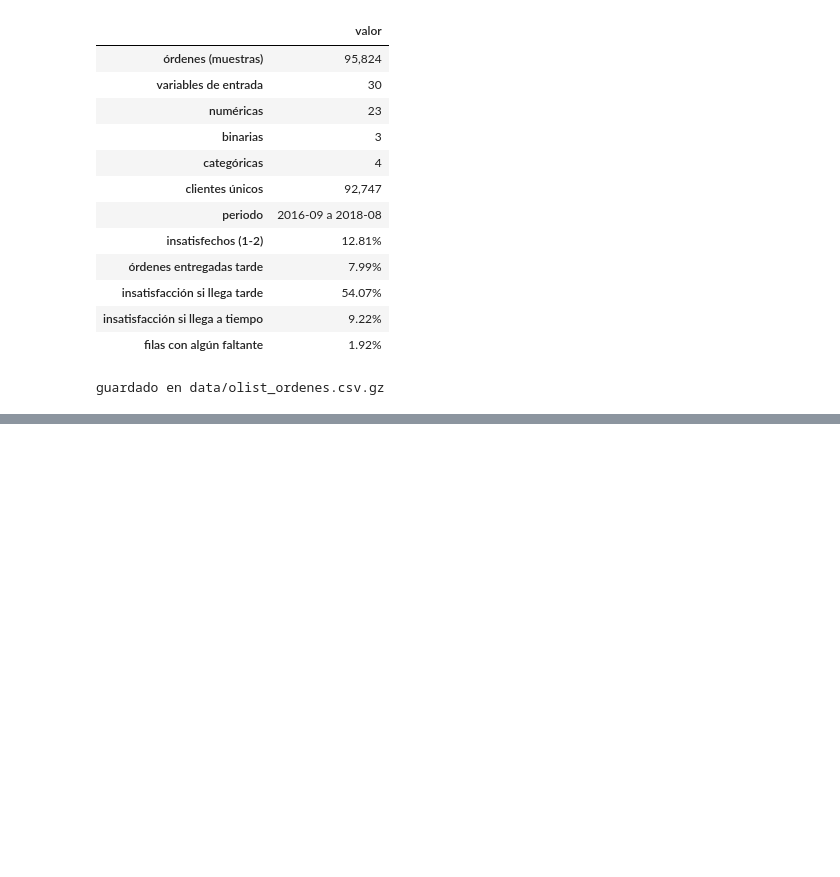
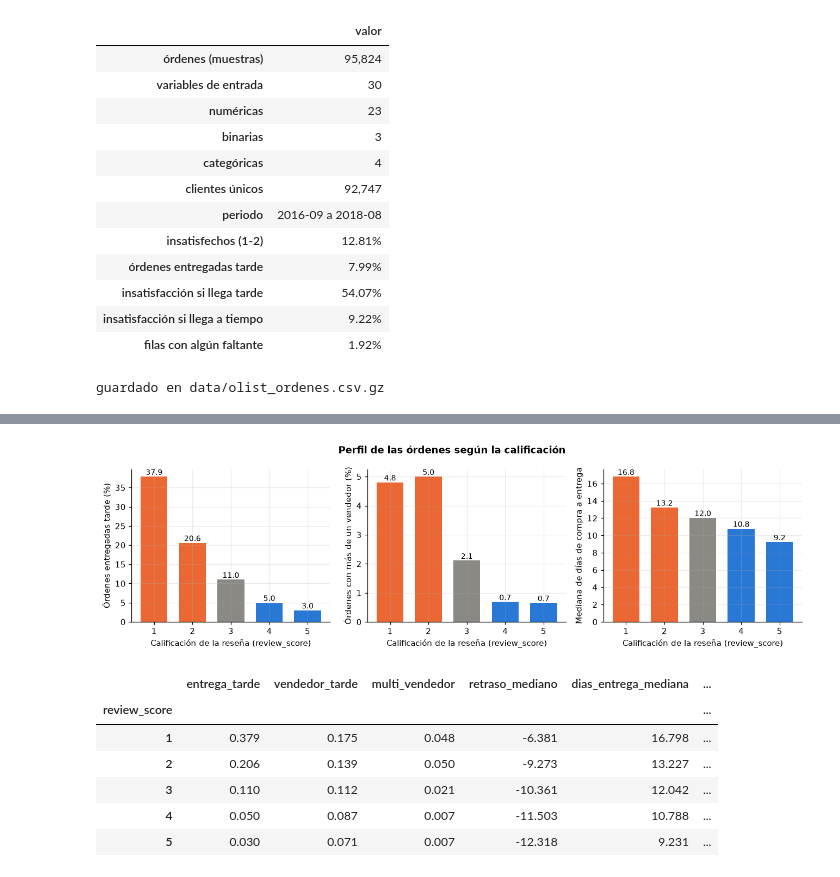
Before and after one commit to julianGuerra92/modelos-simulacion-2-olist-ml, a Jupyter notebook: 01_eda_olist.ipynb, the cells around one changed output, grey strips where cells are left out. Saved outputs shown, nothing was run; the diff lists cells and outputs as text; code cells hidden in the pictures; blank space fills up the shorter version.

```diff
--- a/01_eda_olist.ipynb
+++ b/01_eda_olist.ipynb
@@ -812,0 +845,36 @@ guardado en data/olist_ordenes.csv.gz
+# %%
+datos["multi_vendedor"] = (datos["n_vendedores"] > 1).astype(int)
+
+perfil = datos.groupby("review_score").agg(
+    entrega_tarde=("entrega_tarde", "mean"),
+    vendedor_tarde=("vendedor_tarde", "mean"),
+    multi_vendedor=("multi_vendedor", "mean"),
+    retraso_mediano=("retraso_dias", "median"),
+    dias_entrega_mediana=("dias_entrega", "median"),
+    flete_relativo_mediano=("flete_relativo", "median"),
+)
+
+fig, axes = plt.subplots(1, 3, figsize=(12, 3.6))
+colores = [C_INS, C_INS, C_GRIS, C_SAT, C_SAT]   # la calificación 3 en gris
+paneles = [("entrega_tarde", "Órdenes entregadas tarde", True),
+           ("multi_vendedor", "Órdenes con más de un vendedor", True),
+           ("dias_entrega_mediana", "Mediana de días de compra a entrega", False)]
+for ax, (col, ylabel, pct) in zip(axes, paneles):
+    vals = perfil[col] * (100 if pct else 1)
+    ax.bar(perfil.index.astype(str), vals, color=colores, width=0.7)
+    for x, v in zip(perfil.index.astype(str), vals):
+        ax.text(x, v, f"{v:.1f}", ha="center", va="bottom", fontsize=9)
+    ax.set_xlabel("Calificación de la reseña (review_score)")
+    ax.set_ylabel(ylabel + (" (%)" if pct else ""))
+fig.suptitle("Perfil de las órdenes según la calificación", fontweight="bold")
+plt.tight_layout(); guardar(fig, "perfil_calificacion_3"); plt.show()
+perfil
+# %% [output]
+[figure, added]
+|  | entrega_tarde | vendedor_tarde | multi_vendedor | retraso_mediano | dias_entrega_mediana | ... |
+| review_score |  |  |  |  |  | ... |
+| 1 | 0.379 | 0.175 | 0.048 | -6.381 | 16.798 | ... |
+| 2 | 0.206 | 0.139 | 0.050 | -9.273 | 13.227 | ... |
+| 3 | 0.110 | 0.112 | 0.021 | -10.361 | 12.042 | ... |
+| 4 | 0.050 | 0.087 | 0.007 | -11.503 | 10.788 | ... |
+| 5 | 0.030 | 0.071 | 0.007 | -12.318 | 9.231 | ... |
```
Also changed, not shown: parts of 16 cells of this notebook, 4 other files.
